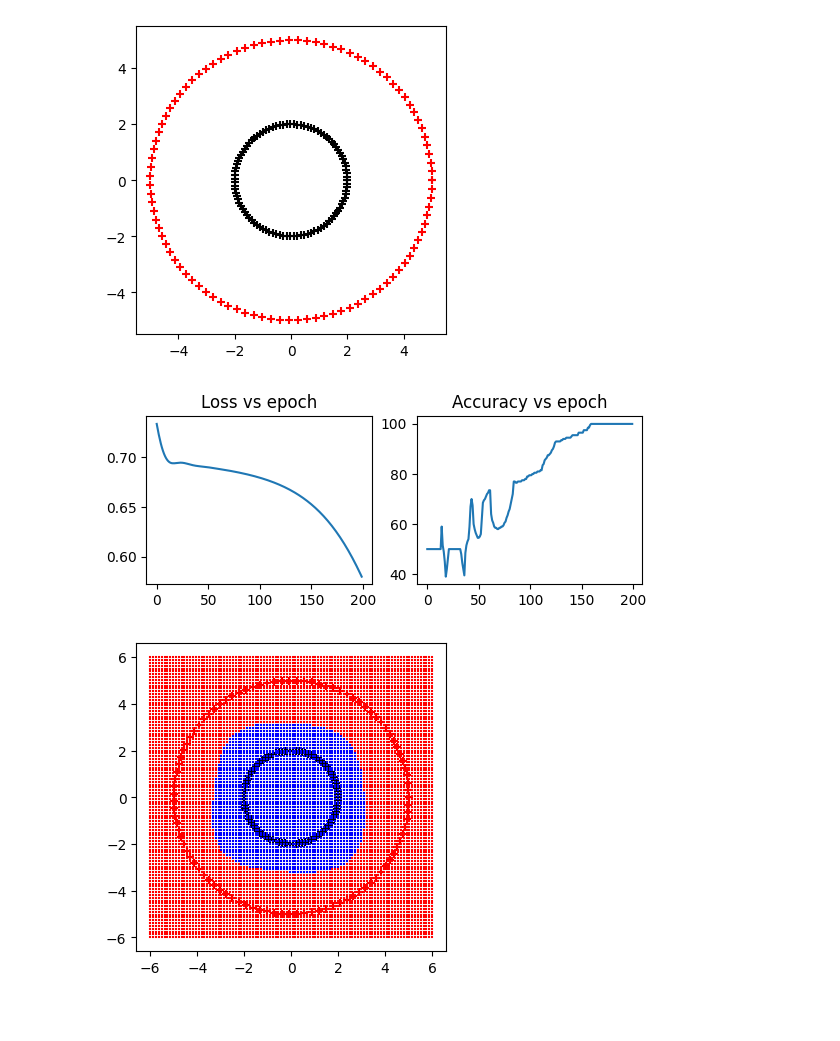
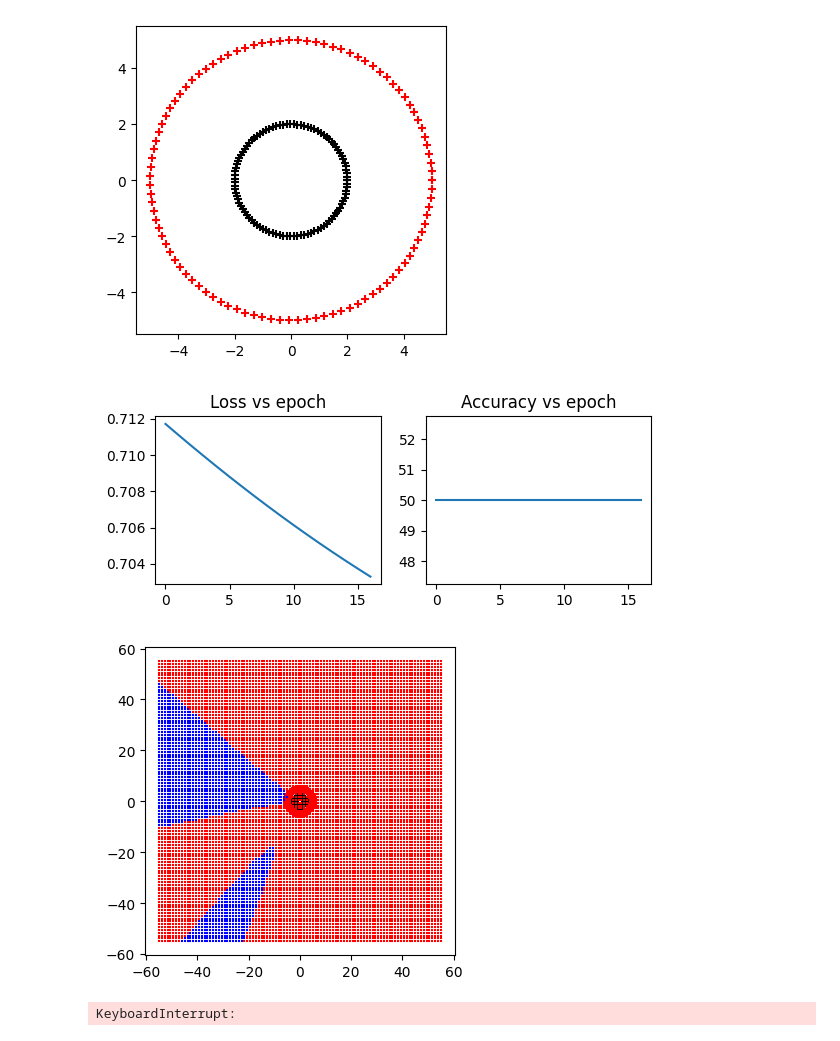
Before and after one commit to sriram-gupta/diy-ml, a Jupyter notebook: notebooks/03NonLinearClassification.ipynb, the cells around one changed output. Drawn from its saved outputs; the diff is of its cells as text; code cells hidden in the pictures; blank space fills up the shorter version.

```diff
--- a/notebooks/03NonLinearClassification.ipynb
+++ b/notebooks/03NonLinearClassification.ipynb
@@ -65,7 +65,7 @@ def generate_actual_data_plot():
 def getXtoPlot():
     x1_min , x1_max = X[:,0].min() ,  X[:,0].max()
     x2_min , x2_max = X[:,1].min() ,  X[:,1].max()
-    plot_diff = 1
+    plot_diff = 50
     x1_lin = torch.linspace(x1_min-plot_diff , x1_max+plot_diff, 100)
     x2_lin = torch.linspace(x2_min-plot_diff , x2_max+plot_diff, 100)
     xx_1 , xx_2 = torch.meshgrid(x1_lin,x2_lin)
@@ -99,12 +99,11 @@ def generate_boundary_plot(model):
 n_samples , n_features = X.shape
 
 model = nn.Sequential(
-    nn.Linear(n_features,64),
+    nn.Linear(n_features,10),
     nn.Sigmoid(),
-    nn.Linear(64,32),
+    nn.Linear(10,1),
     nn.Sigmoid(),
-    nn.Linear(32,1),
-    nn.Sigmoid(),
+
 )
 
 
@@ -114,37 +113,38 @@ model = nn.Sequential(
 criteria =  nn.BCELoss()
 optimizer = torch.optim.Adam(model.parameters(),lr=0.001)
 
-epochs = 200
+epochs = 5000
 losses = []
 accuracies=[]
 
 for epoch in range(epochs):
     optimizer.zero_grad()
     ouput = model(X)
     loss = criteria(ouput,Y.float().unsqueeze(dim=1))
     accuracy = (sum(abs(ouput - (Y.float().unsqueeze(dim=1))) < 0.5 ))/len(ouput)*100
     accuracies.append(accuracy)
     loss.backward()
     optimizer.step()
     losses.append(loss.item())
 
     plt.subplot(2,2,1)
     plt.title('Loss vs epoch')
     plt.plot(losses)
 
     plt.subplot( 2,2,2)
     plt.title('Accuracy vs epoch')
     plt.plot(accuracies)
 
 
 
     generate_actual_data_plot()
     generate_boundary_plot(model)
 
     plt.show()
     sleep(0.2)
     if epoch != epochs -1 :
         display.clear_output(wait=True)
 # %% [output]
-[figure, old version]
+[figure, new version]
-[figure, old version]
+[figure, new version]
+KeyboardInterrupt:
```
Also changed, not shown: 2 other files.
